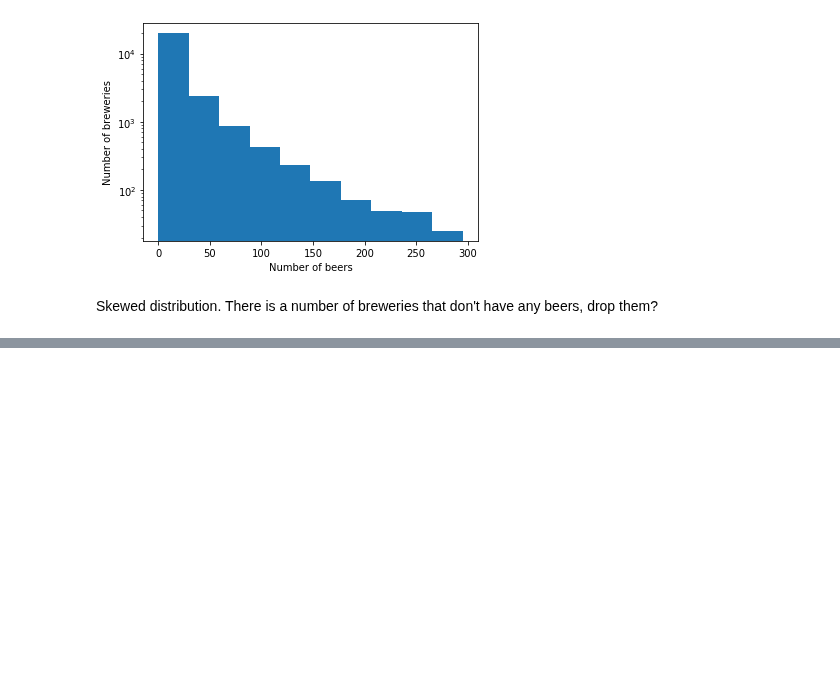
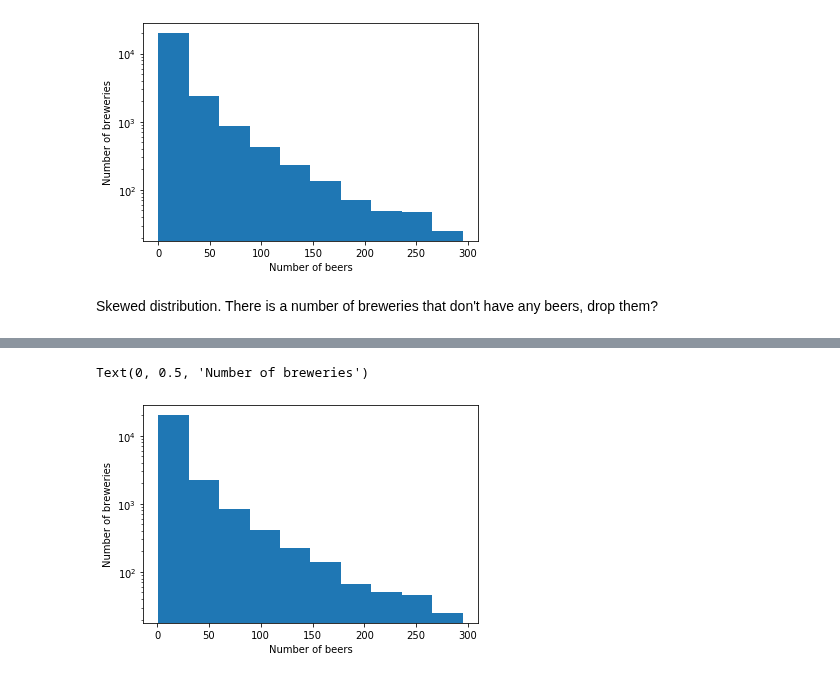
Before and after one commit to epfl-ada/ada-2022-project-hotchocolate, a Jupyter notebook: Exploration_of_RateBeer_dataset.ipynb, the cells around one changed output, grey strips where cells are left out. Saved outputs shown, nothing was run; the diff lists cells and outputs as text; code cells hidden in the pictures; blank space fills up the shorter version.

```diff
--- a/Exploration_of_RateBeer_dataset.ipynb
+++ b/Exploration_of_RateBeer_dataset.ipynb
@@ -236,0 +257,7 @@ SyntaxError: invalid syntax (<ipython-input-44-2c2c7b6cf17e>, line 3)
+# %%
+df_rb_breweries_wbeer['nbr_beers'].plot(kind="hist",logx=False,logy=True)
+plt.xlabel("Number of beers")
+plt.ylabel("Number of breweries") #réfléchir à changer les bins etc
+# %% [output]
+Text(0, 0.5, 'Number of breweries')
+[figure, added]
```
Also changed, not shown: parts of 9 cells of this notebook.
